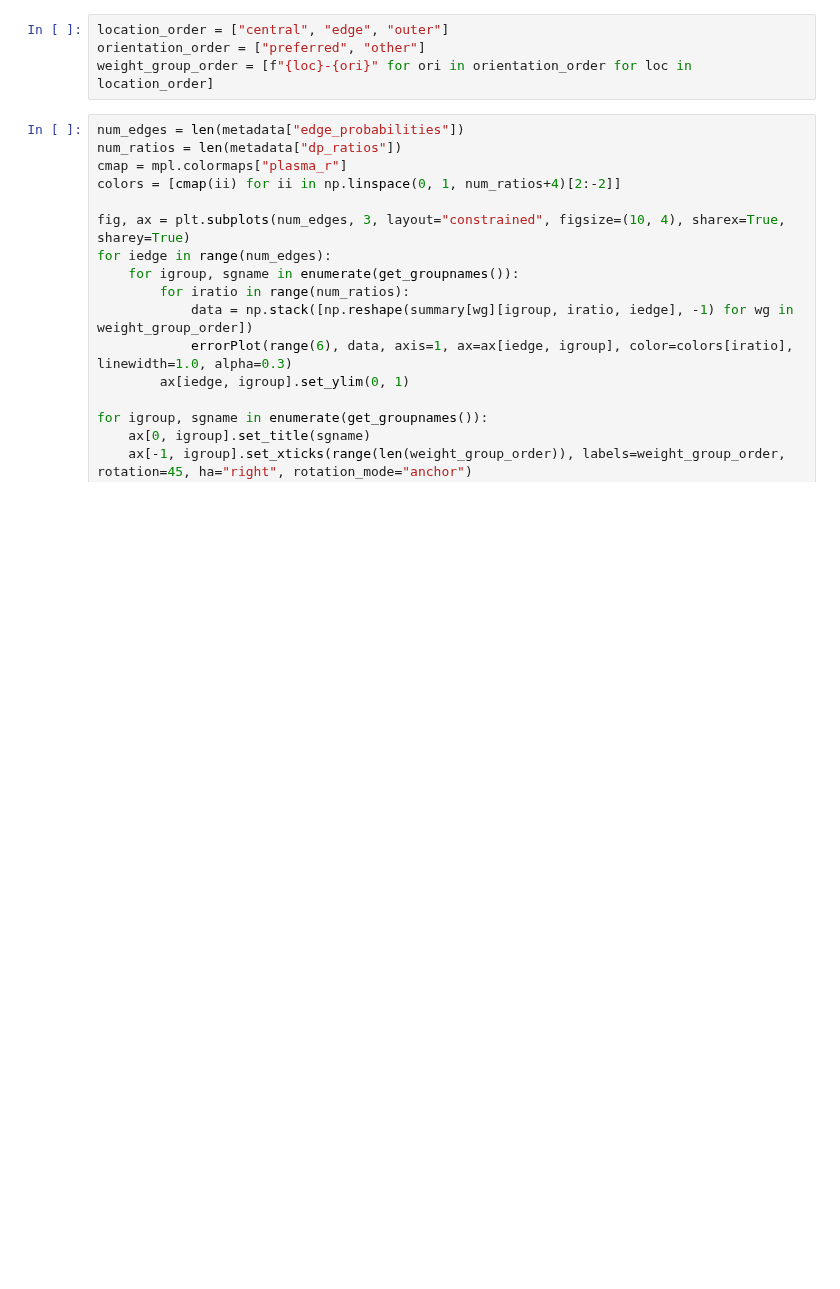
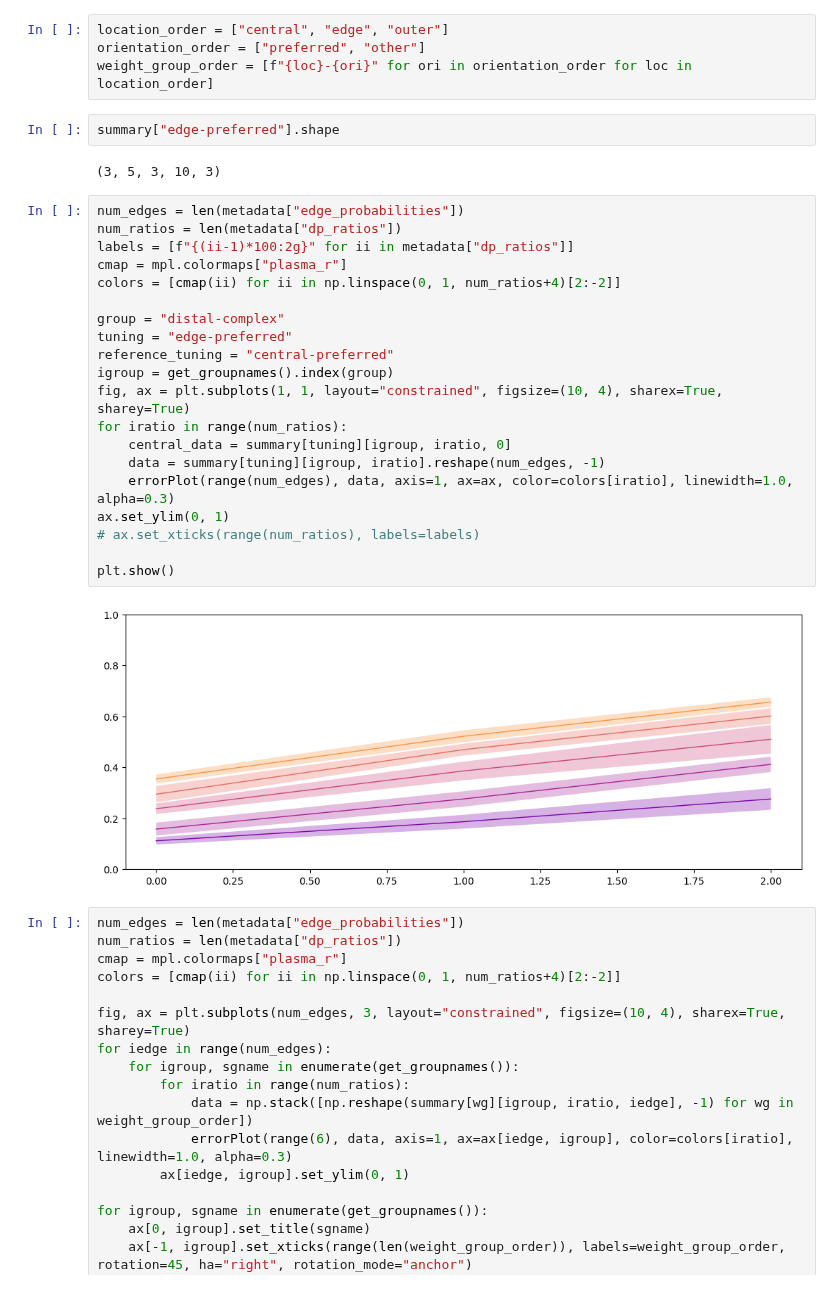
Before and after one commit to landoskape/plasticity-modeling, a Jupyter notebook: notebooks/iaf_hofer_analysis.ipynb, the cells around one changed output. Cells and saved outputs as stored; diff of their text form; blank space fills up the shorter version.

```diff
--- a/notebooks/iaf_hofer_analysis.ipynb
+++ b/notebooks/iaf_hofer_analysis.ipynb
@@ -36,6 +36,32 @@ summary = summarize_weights(weights, orientation_preference["proximal"])
 location_order = ["central", "edge", "outer"]
 orientation_order = ["preferred", "other"]
 weight_group_order = [f"{loc}-{ori}" for ori in orientation_order for loc in location_order]
+# %%
+summary["edge-preferred"].shape
+# %% [output]
+(3, 5, 3, 10, 3)
+# %%
+num_edges = len(metadata["edge_probabilities"])
+num_ratios = len(metadata["dp_ratios"])
+labels = [f"{(ii-1)*100:2g}" for ii in metadata["dp_ratios"]]
+cmap = mpl.colormaps["plasma_r"]
+colors = [cmap(ii) for ii in np.linspace(0, 1, num_ratios+4)[2:-2]]
+
+group = "distal-complex"
+tuning = "edge-preferred"
+reference_tuning = "central-preferred"
+igroup = get_groupnames().index(group)
+fig, ax = plt.subplots(1, 1, layout="constrained", figsize=(10, 4), sharex=True, sharey=True)
+for iratio in range(num_ratios):
+    central_data = summary[tuning][igroup, iratio, 0]
+    data = summary[tuning][igroup, iratio].reshape(num_edges, -1)
+    errorPlot(range(num_edges), data, axis=1, ax=ax, color=colors[iratio], linewidth=1.0, alpha=0.3)
+ax.set_ylim(0, 1)
+# ax.set_xticks(range(num_ratios), labels=labels)
+
+plt.show()
+# %% [output]
+[figure, added]
 # %%
 num_edges = len(metadata["edge_probabilities"])
 num_ratios = len(metadata["dp_ratios"])
```
Also changed, not shown: 1 other file.
